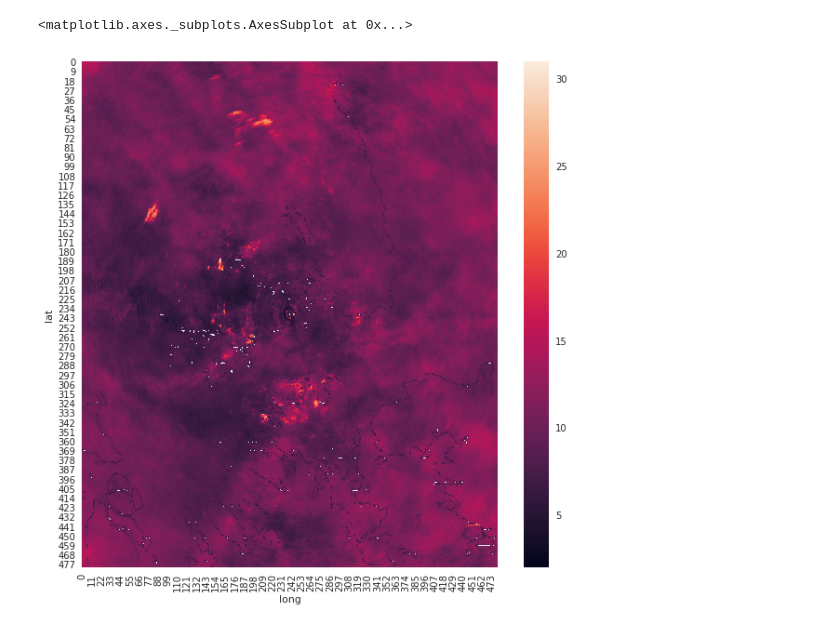
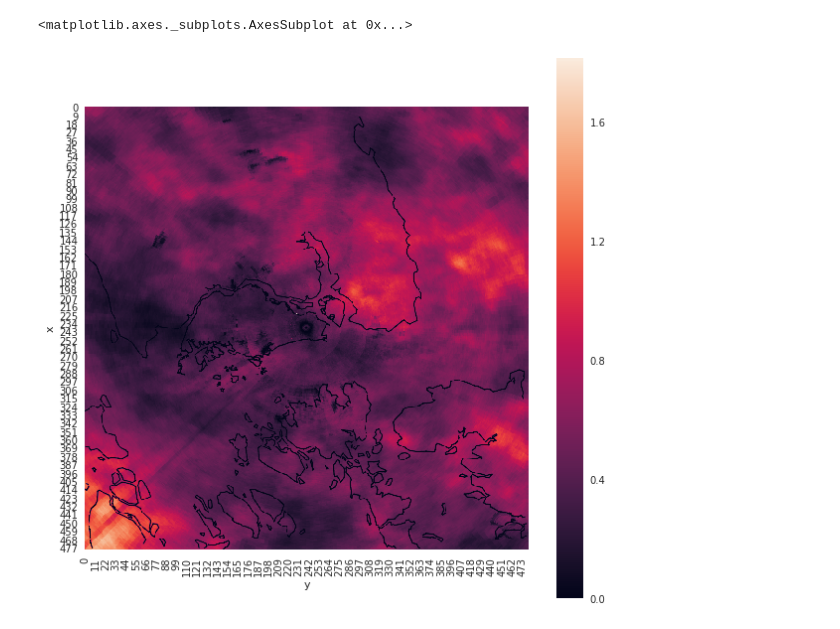
Before and after one commit to AdityaSidharta/datasciencecompetition2018, a Jupyter notebook: Viz.ipynb, the cells around one changed output. Saved outputs shown, nothing was run; the diff lists cells and outputs as text; code cells hidden in the pictures.

```diff
--- a/Viz.ipynb
+++ b/Viz.ipynb
@@ -25,7 +6,18 @@ sns.heatmap(viz)
-# %%
-viz = radar1.pivot("lat", 'long', 'ave_1')
-f, ax = plt.subplots(figsize=(10, 10))
-sns.heatmap(viz)
-# %% [output]
-<matplotlib.axes._subplots.AxesSubplot at 0x...>
-[figure, removed]
+# %%
+def plot_heatmap(csv_path):
+    data = pd.read_csv(csv_path)
+    average = np.sum(np.arange(34) * data.values[:,2:], axis=1) /2016
+    data['ave'] = average
+    sns.set()
+    viz = radar
+radar1 = pd.read_csv("./datasets/radar/2017-13.csv")
+ave_0 = np.sum(np.arange(34) * radar1.values[:,2:], axis=1) /2016
+radar1['ave_0'] = ave_0
+radar1.rename(columns={'lat':'x', 'long':'y'}, inplace=True)
+sns.set()
+viz = radar1.pivot("x", 'y', 'ave_0')
+f, ax = plt.subplots(figsize=(10, 10))
+sns.heatmap(viz, square=True)
+# %% [output]
+<matplotlib.axes._subplots.AxesSubplot at 0x...>
+[figure, added]
```
Also changed, not shown: parts of 7 cells of this notebook.
